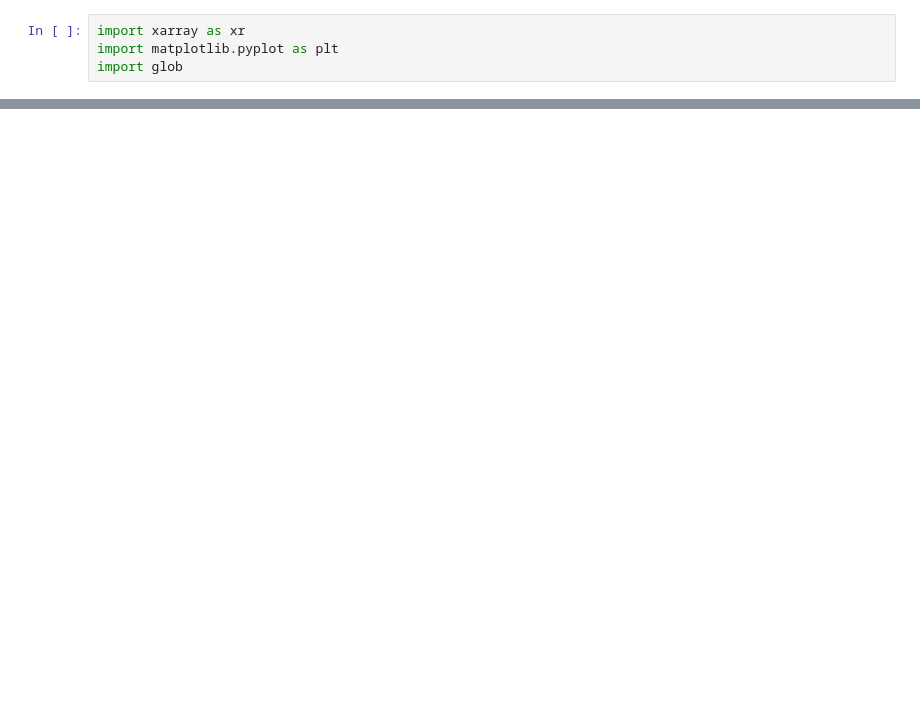
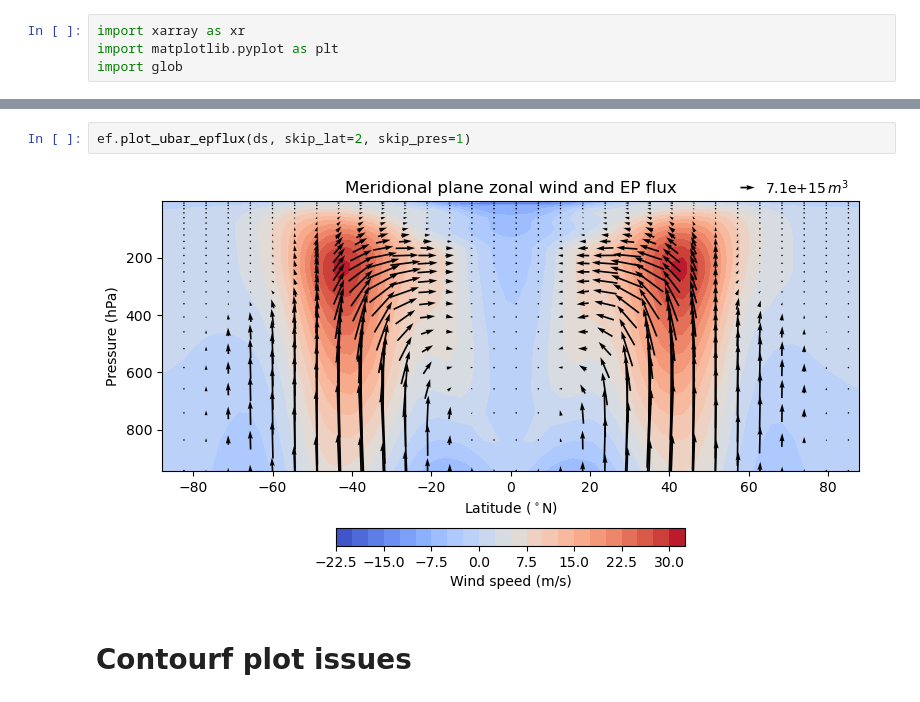
Before and after one commit to Caturrell/eddy_feedback, a Jupyter notebook: isca/exploring/held_suarez.ipynb, the cells around one changed output, grey strips where cells are left out. Cells and saved outputs as stored; diff of their text form; blank space fills up the shorter version.

```diff
--- a/isca/exploring/held_suarez.ipynb
+++ b/isca/exploring/held_suarez.ipynb
@@ -28,0 +21,6 @@ Coordinates:
+# %%
+ef.plot_ubar_epflux(ds, skip_lat=2, skip_pres=1)
+# %% [output]
+[figure, added]
+# %% [markdown]
+# Contourf plot issues
```
Also changed, not shown: parts of 10 cells of this notebook, 2 other files.
